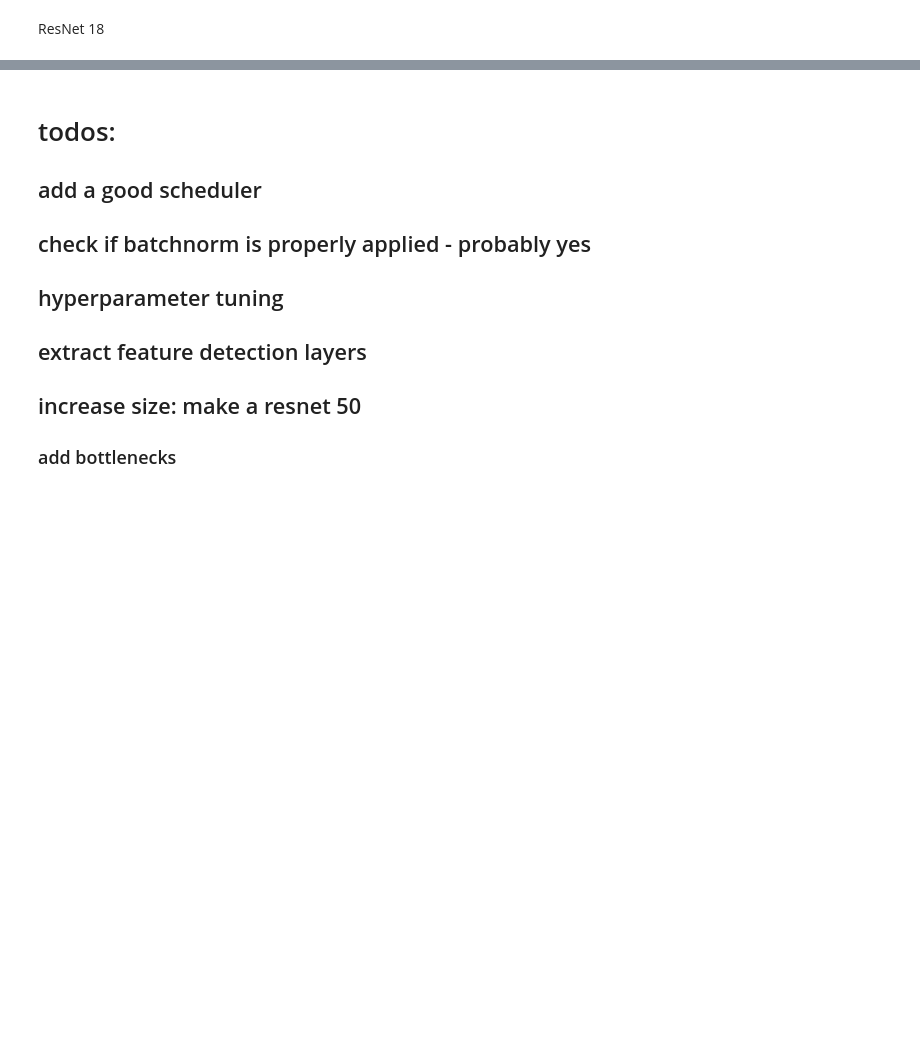
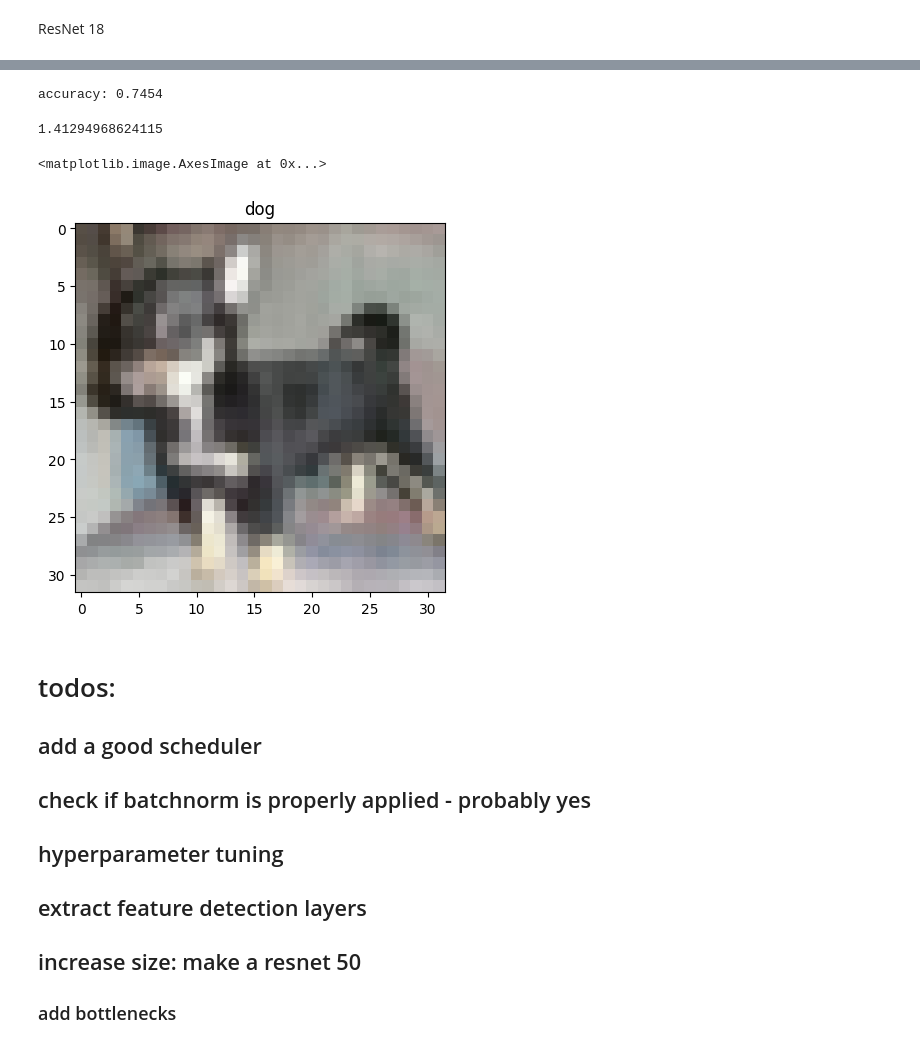
Before and after one commit to krispypancakes/vision-stuff, a Jupyter notebook: notebooks/cifar_convnet.ipynb, the cells around one changed output, grey strips where cells are left out. Saved outputs shown, nothing was run; the diff lists cells and outputs as text; code cells hidden in the pictures; blank space fills up the shorter version.

```diff
--- a/notebooks/cifar_convnet.ipynb
+++ b/notebooks/cifar_convnet.ipynb
@@ -226,0 +219,4 @@ plt.show()
+# %%
+with open('../data/cifar-10-batches-py/batches.meta', 'rb') as f:
+  meta = pickle.load(f)
+meta['label_names']
@@ -227,3 +234,35 @@ plt.show()
+# %%
+incorrect_preds = []
+test_loss = []
+model.eval()
+n_correct = 0
+n_total = 0
+with torch.no_grad():
+  for x, y in test_loader:
+    x = x.to(device)
+    pred = model(x)
+    loss = criterion(pred.to(device), y.to(device))
+    test_loss.append(loss.item())
+    logits = F.softmax(pred.to('cpu'), dim=1).argmax(dim=1)
+    n_total += pred.shape[0]
+    n_correct += (y == logits).sum().numpy()
+    # extract images ??
+print(f'accuracy: {n_correct/n_total}')
+# %% [output]
+accuracy: 0.7454
+# %%
+estimate_loss(model, test_loader, criterion, 'cuda')
+# %% [output]
+1.41294968624115
+# %%
+n = 9
+input_ = x[n].cpu().permute(1,2,0).numpy()
+
+plt.title(meta['label_names'][y[n]])
+plt.imshow(input_)
+# %% [output]
+<matplotlib.image.AxesImage at 0x...>
+[figure, added]
 # %% [markdown]
 # todos:
 ## add a good scheduler
```
Also changed, not shown: parts of 10 cells of this notebook.
